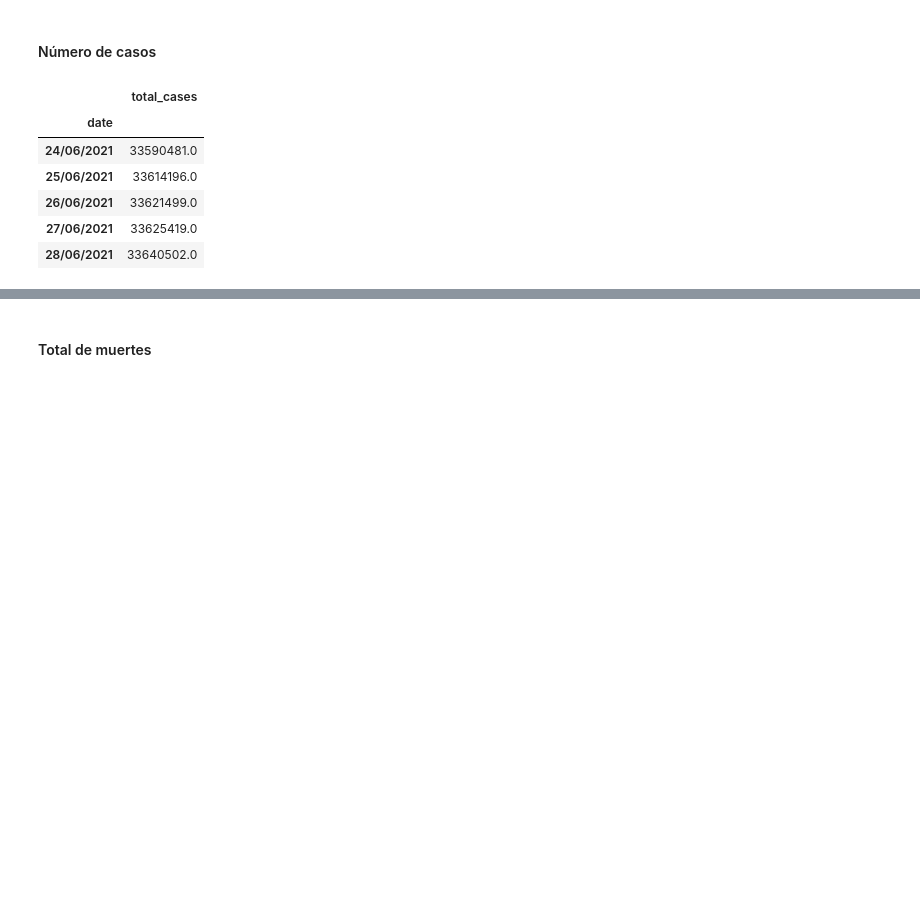
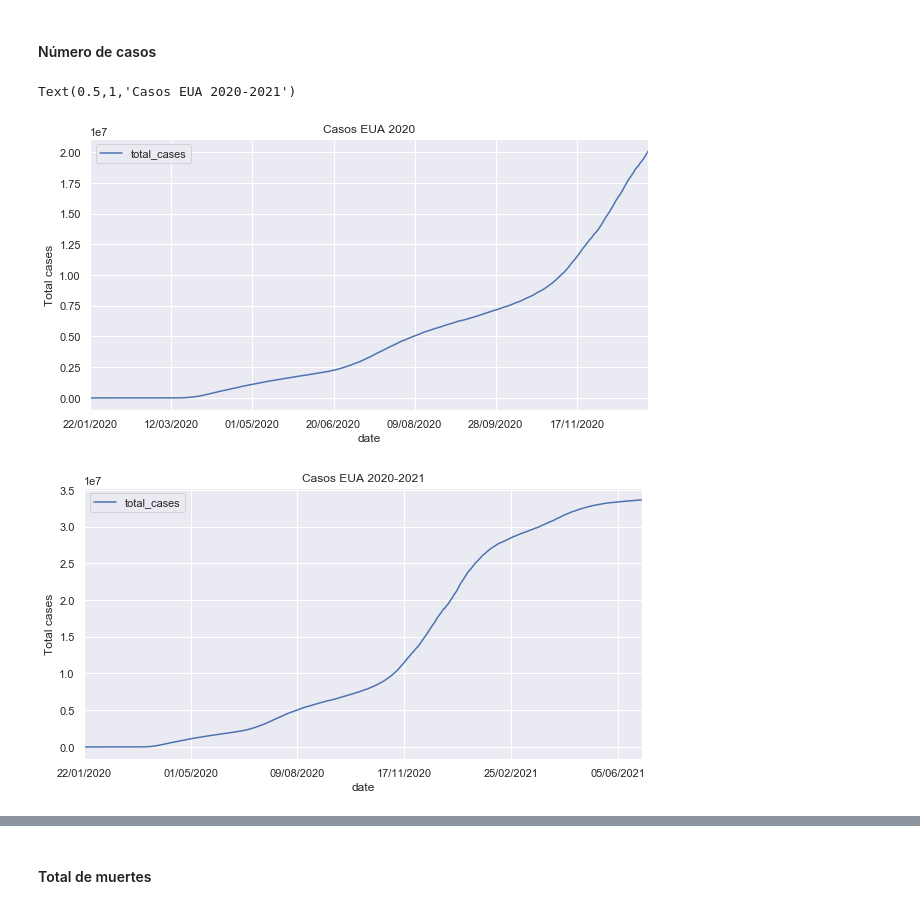
Before and after one commit to valerialadron/Proyecto_VLadron_MMLopez, a Jupyter notebook: Proyecto_VLadron_MMLopez.ipynb, the cells around one changed output, grey strips where cells are left out. Saved outputs shown, nothing was run; the diff lists cells and outputs as text; code cells hidden in the pictures; blank space fills up the shorter version.

```diff
--- a/Proyecto_VLadron_MMLopez.ipynb
+++ b/Proyecto_VLadron_MMLopez.ipynb
@@ -89,14 +115,19 @@ data.head()
 5 rows × 59 columns
 # %% [markdown]
 #### Número de casos
-# %%
-usa_casos = pd.DataFrame(data['total_cases'])
-usa_casos.tail()
-# %% [output]
-|  | total_cases |
-| date |  |
-| 24/06/2021 | 33590481.0 |
-| 25/06/2021 | 33614196.0 |
-| 26/06/2021 | 33621499.0 |
-| 27/06/2021 | 33625419.0 |
-| 28/06/2021 | 33640502.0 |
+# %%
+usa_casos = pd.DataFrame(data['total_cases'])
+usa_casos_antes = usa_casos.loc['22/01/2020':'31/12/2020']
+
+#2020
+usa_casos_antes.plot(figsize=[10,5])
+plt.ylabel('Total cases')
+plt.title('Casos EUA 2020')
+#2020-2021
+usa_casos.plot(figsize=[10,5])
+plt.ylabel('Total cases')
+plt.title('Casos EUA 2020-2021')
+# %% [output]
+Text(0.5,1,'Casos EUA 2020-2021')
+[figure, added]
+[figure, added]
```
Also changed, not shown: parts of 16 cells of this notebook, 1 other file.
